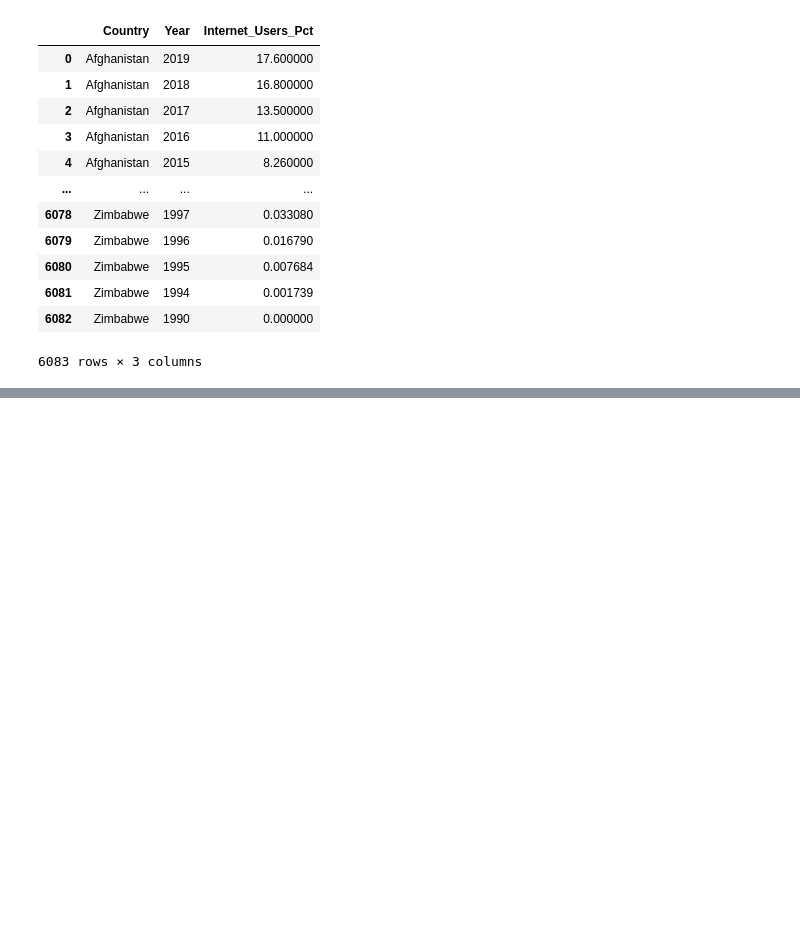
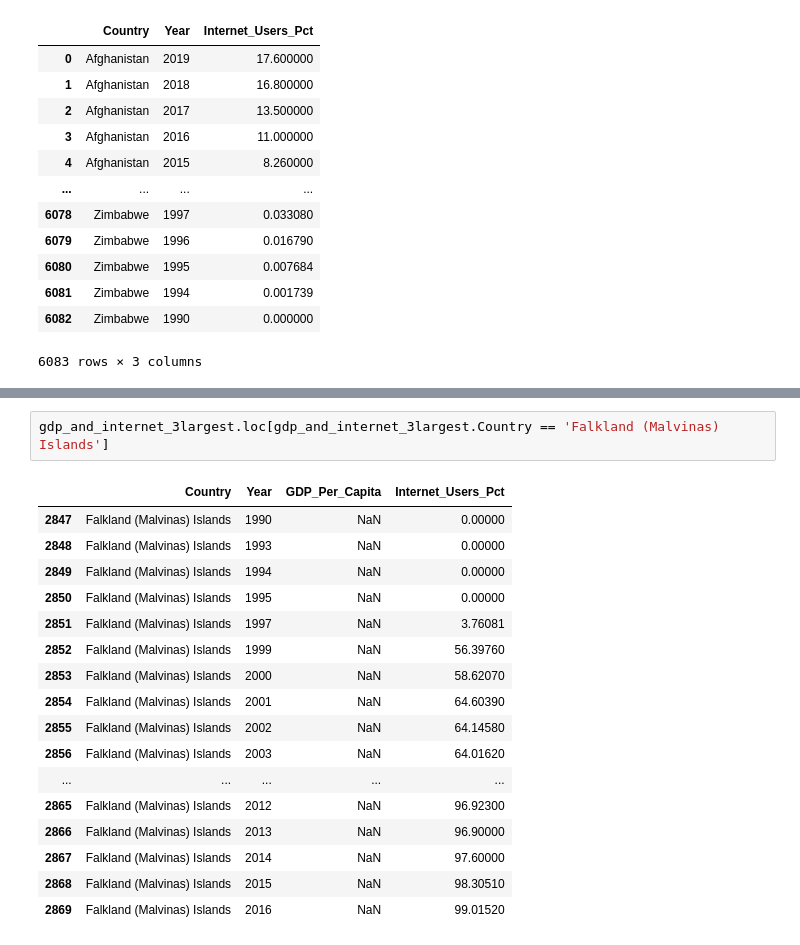
Before and after one commit to NSS-Full-Time-Data-Analytics-16/un-project-JLRoselle, a Jupyter notebook: notebooks/UN_Project.ipynb, the cells around one changed output, grey strips where cells are left out. Saved outputs shown, nothing was run; the diff lists cells and outputs as text; blank space fills up the shorter version.

```diff
--- a/notebooks/UN_Project.ipynb
+++ b/notebooks/UN_Project.ipynb
@@ -436,0 +607,20 @@ internet_df
+# %%
+gdp_and_internet_3largest.loc[gdp_and_internet_3largest.Country == 'Falkland (Malvinas) Islands']
+# %% [output]
+|  | Country | Year | GDP_Per_Capita | Internet_Users_Pct |
+| 2847 | Falkland (Malvinas) Islands | 1990 | NaN | 0.00000 |
+| 2848 | Falkland (Malvinas) Islands | 1993 | NaN | 0.00000 |
+| 2849 | Falkland (Malvinas) Islands | 1994 | NaN | 0.00000 |
+| 2850 | Falkland (Malvinas) Islands | 1995 | NaN | 0.00000 |
+| 2851 | Falkland (Malvinas) Islands | 1997 | NaN | 3.76081 |
+| 2852 | Falkland (Malvinas) Islands | 1999 | NaN | 56.39760 |
+| 2853 | Falkland (Malvinas) Islands | 2000 | NaN | 58.62070 |
+| 2854 | Falkland (Malvinas) Islands | 2001 | NaN | 64.60390 |
+| 2855 | Falkland (Malvinas) Islands | 2002 | NaN | 64.14580 |
+| 2856 | Falkland (Malvinas) Islands | 2003 | NaN | 64.01620 |
+| ... | ... | ... | ... | ... |
+| 2865 | Falkland (Malvinas) Islands | 2012 | NaN | 96.92300 |
+| 2866 | Falkland (Malvinas) Islands | 2013 | NaN | 96.90000 |
+| 2867 | Falkland (Malvinas) Islands | 2014 | NaN | 97.60000 |
+| 2868 | Falkland (Malvinas) Islands | 2015 | NaN | 98.30510 |
+| 2869 | Falkland (Malvinas) Islands | 2016 | NaN | 99.01520 |
```
Also changed, not shown: parts of 39 cells of this notebook.
